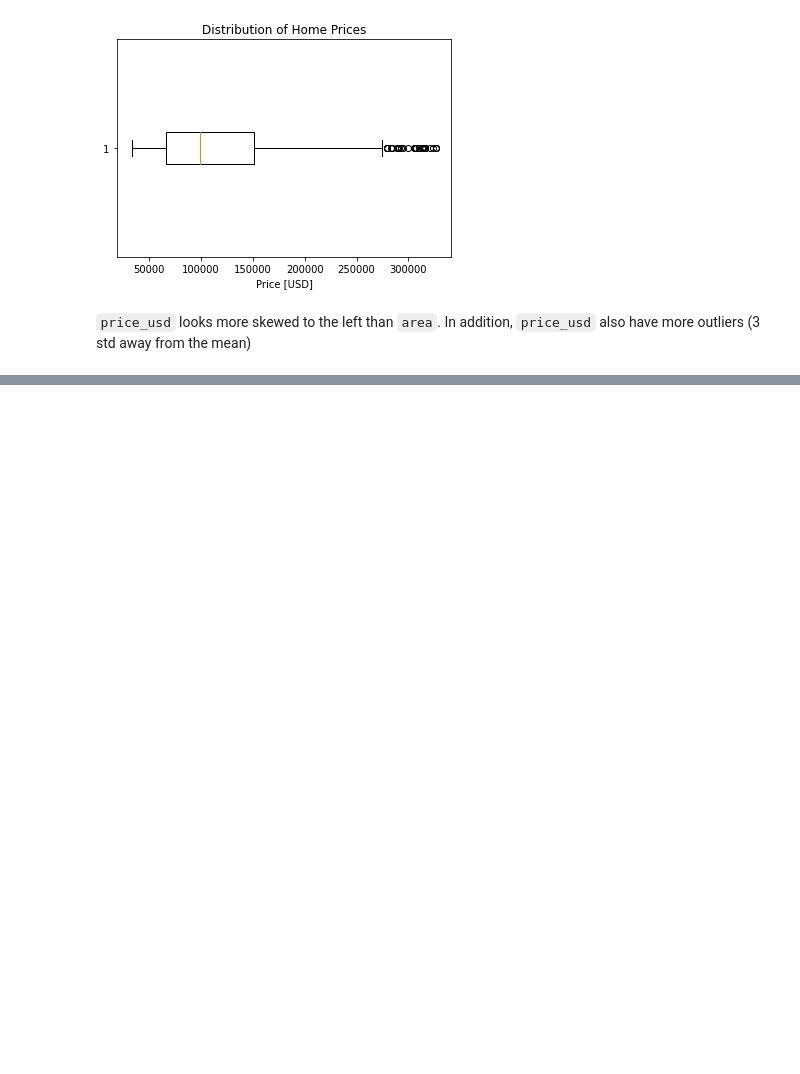
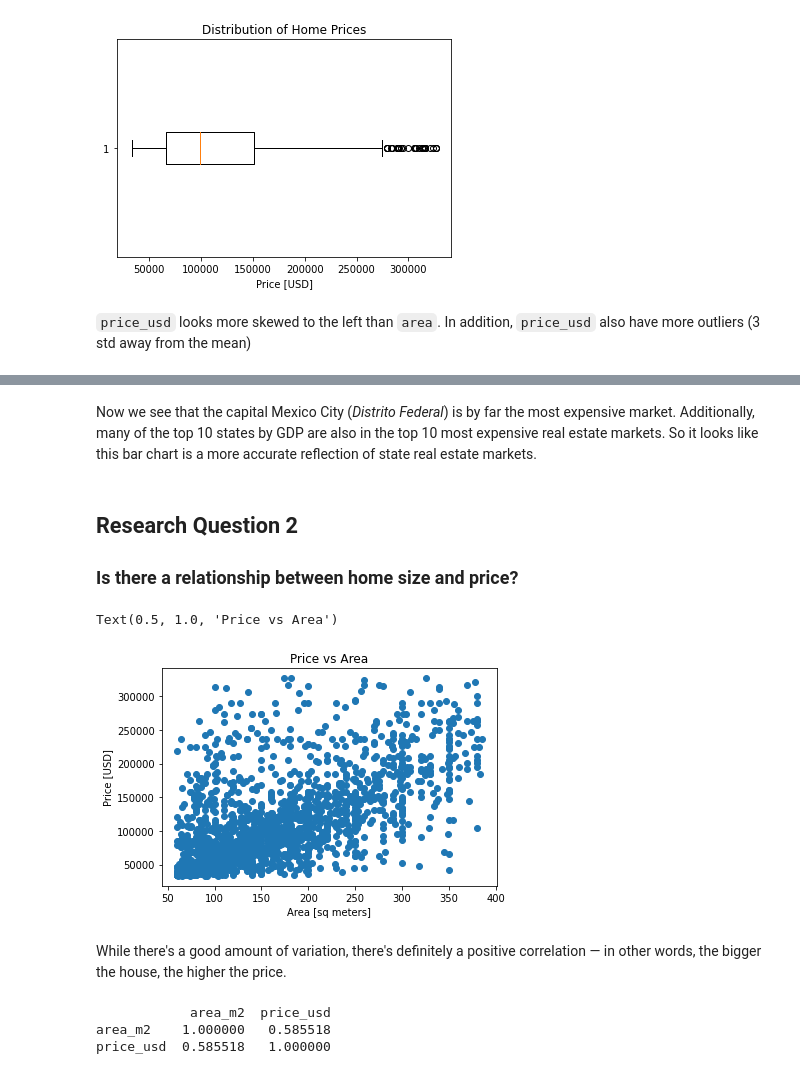
Before and after one commit to nolanspecter/data_science_projects, a Jupyter notebook: Housing in Mexico/housing_in_mexico.ipynb, the cells around one changed output, grey strips where cells are left out. Cells and saved outputs as stored; diff of their text form; code cells hidden in the pictures; blank space fills up the shorter version.

Commit message:
Project 1 - Exploring Research Questions

```diff
--- a/Housing in Mexico/housing_in_mexico.ipynb
+++ b/Housing in Mexico/housing_in_mexico.ipynb
@@ -271,0 +318,22 @@ Text(0.5, 1.0, 'Distribution of Home Prices')
+# %% [markdown]
+Now we see that the capital Mexico City (*Distrito Federal*) is by far the most expensive market.  Additionally, many of the top 10 states by GDP are also in the top 10 most expensive real estate markets. So it looks like this bar chart is a more accurate reflection of state real estate markets.
+# %% [markdown]
+## Research Question 2
+### Is there a relationship between home size and price?
+# %%
+plt.scatter(x=df['area_m2'], y=df['price_usd'])
+plt.xlabel('Area [sq meters]')
+plt.ylabel('Price [USD]')
+plt.title('Price vs Area')
+# %% [output]
+Text(0.5, 1.0, 'Price vs Area')
+[figure, added]
+# %% [markdown]
+While there's a good amount of variation, there's definitely a positive correlation — in other words, the bigger the house, the higher the price.
+# %%
+p_correlation = df[['area_m2', 'price_usd']].corr()
+print(p_correlation)
+# %% [output]
+            area_m2  price_usd
+area_m2    1.000000   0.585518
+price_usd  0.585518   1.000000
```
Also changed, not shown: parts of 17 cells of this notebook.
